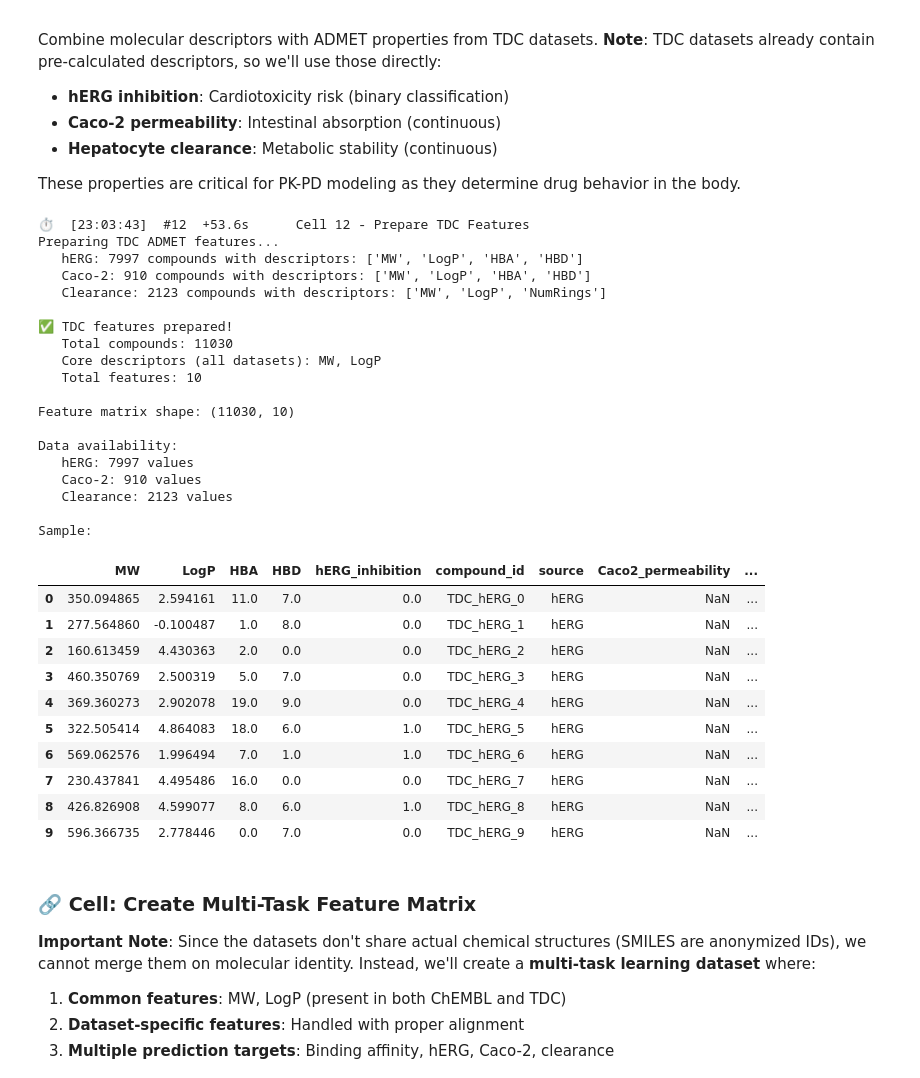
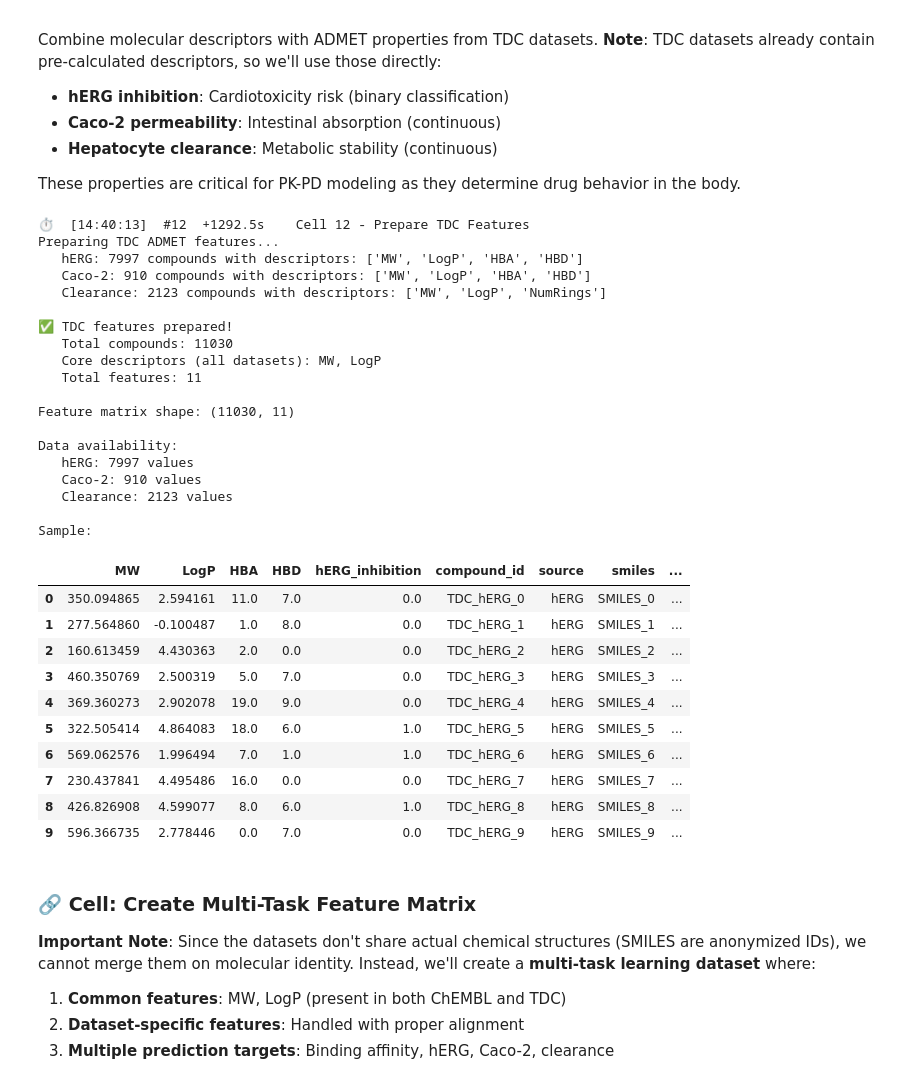
Before and after one commit to Sushree2179/Neural_PK-PD_Modeling_with_ODE, a Jupyter notebook: Coding/phase1_2_data_exploration.ipynb, the cells around one changed output. Saved outputs shown, nothing was run; the diff lists cells and outputs as text; code cells hidden in the pictures.

```diff
--- a/Coding/phase1_2_data_exploration.ipynb
+++ b/Coding/phase1_2_data_exploration.ipynb
@@ -801,11 +820,13 @@ These properties are critical for PK-PD modeling as they determine drug behavior
 
 # =============================================================================
 # CELL: Prepare TDC ADMET Features
-# PURPOSE: Combine molecular descriptors with ADMET properties
+# PURPOSE: Combine molecular descriptors with ADMET properties + fingerprints
 # INPUTS: TDC datasets (hERG, Caco-2, clearance) with pre-calculated descriptors
-# OUTPUTS: tdc_features DataFrame with descriptors + ADMET values
+# OUTPUTS: tdc_features DataFrame with descriptors + ADMET values + Morgan FP
 # =============================================================================
 _ts("Cell 12 - Prepare TDC Features")
+
+FINGERPRINT_BITS = 256  # lightweight Phase 2 structural representation
 
 if all([tdc_herg is not None, tdc_caco2 is not None, tdc_clearance is not None]):
     print("Preparing TDC ADMET features...")
@@ -816,6 +837,8 @@ if all([tdc_herg is not None, tdc_caco2 is not None, tdc_clearance is not None])
     tdc_herg_proc = tdc_herg_proc.rename(columns={'herg': 'hERG_inhibition'})
     tdc_herg_proc['compound_id'] = [f'TDC_hERG_{i}' for i in range(len(tdc_herg_proc))]
     tdc_herg_proc['source'] = 'hERG'
+    if 'smiles' in tdc_herg.columns:
+        tdc_herg_proc['smiles'] = tdc_herg['smiles'].values
     print(f"   hERG: {len(tdc_herg_proc)} compounds with descriptors: {herg_cols}")
 
     # Prepare Caco-2 data (permeability)
@@ -824,6 +847,8 @@ if all([tdc_herg is not None, tdc_caco2 is not None, tdc_clearance is not None])
     tdc_caco2_proc = tdc_caco2_proc.rename(columns={'caco2_wang': 'Caco2_permeability'})
     tdc_caco2_proc['compound_id'] = [f'TDC_Caco2_{i}' for i in range(len(tdc_caco2_proc))]
     tdc_caco2_proc['source'] = 'Caco2'
+    if 'smiles' in tdc_caco2.columns:
+        tdc_caco2_proc['smiles'] = tdc_caco2['smiles'].values
     print(f"   Caco-2: {len(tdc_caco2_proc)} compounds with descriptors: {caco2_cols}")
 
     # Prepare clearance data (metabolic stability)
@@ -833,6 +858,8 @@ if all([tdc_herg is not None, tdc_caco2 is not None, tdc_clearance is not None])
     tdc_clearance_proc = tdc_clearance_proc.rename(columns={clearance_target_col: 'hepatocyte_clearance'})
     tdc_clearance_proc['compound_id'] = [f'TDC_Clearance_{i}' for i in range(len(tdc_clearance_proc))]
     tdc_clearance_proc['source'] = 'Clearance'
+    if 'smiles' in tdc_clearance.columns:
+        tdc_clearance_proc['smiles'] = tdc_clearance['smiles'].values
     print(f"   Clearance: {len(tdc_clearance_proc)} compounds with descriptors: {clearance_cols}")
 
     tdc_features = pd.concat([tdc_herg_proc, tdc_caco2_proc, tdc_clearance_proc], ignore_index=True)
@@ -852,47 +879,47 @@ if all([tdc_herg is not None, tdc_caco2 is not None, tdc_clearance is not None])
     print(f"   Core descriptors (all datasets): MW, LogP")
     print(f"   Total features: {len(tdc_features.columns)}")
     print(f"\nFeature matrix shape: {tdc_features.shape}")
     print(f"\nData availability:")
     print(f"   hERG: {tdc_features['hERG_inhibition'].notna().sum()} values")
     print(f"   Caco-2: {tdc_features['Caco2_permeability'].notna().sum()} values")
     print(f"   Clearance: {tdc_features['hepatocyte_clearance'].notna().sum()} values")
     print(f"\nSample:")
     display(tdc_features.head(10))
 
 else:
     tdc_features = None
     print("⚠️  TDC data not loaded - skipping feature preparation")
 # %% [output]
-⏱️  [23:03:43]  #12  +53.6s      Cell 12 - Prepare TDC Features
+⏱️  [14:40:13]  #12  +1292.5s    Cell 12 - Prepare TDC Features
 Preparing TDC ADMET features...
    hERG: 7997 compounds with descriptors: ['MW', 'LogP', 'HBA', 'HBD']
    Caco-2: 910 compounds with descriptors: ['MW', 'LogP', 'HBA', 'HBD']
    Clearance: 2123 compounds with descriptors: ['MW', 'LogP', 'NumRings']
 
 ✅ TDC features prepared!
    Total compounds: 11030
    Core descriptors (all datasets): MW, LogP
-   Total features: 10
+   Total features: 11
 
-Feature matrix shape: (11030, 10)
+Feature matrix shape: (11030, 11)
 
 Data availability:
    hERG: 7997 values
    Caco-2: 910 values
    Clearance: 2123 values
 
 Sample:
-|  | MW | LogP | HBA | HBD | hERG_inhibition | compound_id | source | Caco2_permeability | ... |
-| 0 | 350.094865 | 2.594161 | 11.0 | 7.0 | 0.0 | TDC_hERG_0 | hERG | NaN | ... |
-| 1 | 277.564860 | -0.100487 | 1.0 | 8.0 | 0.0 | TDC_hERG_1 | hERG | NaN | ... |
-| 2 | 160.613459 | 4.430363 | 2.0 | 0.0 | 0.0 | TDC_hERG_2 | hERG | NaN | ... |
-| 3 | 460.350769 | 2.500319 | 5.0 | 7.0 | 0.0 | TDC_hERG_3 | hERG | NaN | ... |
-| 4 | 369.360273 | 2.902078 | 19.0 | 9.0 | 0.0 | TDC_hERG_4 | hERG | NaN | ... |
-| 5 | 322.505414 | 4.864083 | 18.0 | 6.0 | 1.0 | TDC_hERG_5 | hERG | NaN | ... |
-| 6 | 569.062576 | 1.996494 | 7.0 | 1.0 | 1.0 | TDC_hERG_6 | hERG | NaN | ... |
-| 7 | 230.437841 | 4.495486 | 16.0 | 0.0 | 0.0 | TDC_hERG_7 | hERG | NaN | ... |
-| 8 | 426.826908 | 4.599077 | 8.0 | 6.0 | 1.0 | TDC_hERG_8 | hERG | NaN | ... |
-| 9 | 596.366735 | 2.778446 | 0.0 | 7.0 | 0.0 | TDC_hERG_9 | hERG | NaN | ... |
+|  | MW | LogP | HBA | HBD | hERG_inhibition | compound_id | source | smiles | ... |
+| 0 | 350.094865 | 2.594161 | 11.0 | 7.0 | 0.0 | TDC_hERG_0 | hERG | SMILES_0 | ... |
+| 1 | 277.564860 | -0.100487 | 1.0 | 8.0 | 0.0 | TDC_hERG_1 | hERG | SMILES_1 | ... |
+| 2 | 160.613459 | 4.430363 | 2.0 | 0.0 | 0.0 | TDC_hERG_2 | hERG | SMILES_2 | ... |
+| 3 | 460.350769 | 2.500319 | 5.0 | 7.0 | 0.0 | TDC_hERG_3 | hERG | SMILES_3 | ... |
+| 4 | 369.360273 | 2.902078 | 19.0 | 9.0 | 0.0 | TDC_hERG_4 | hERG | SMILES_4 | ... |
+| 5 | 322.505414 | 4.864083 | 18.0 | 6.0 | 1.0 | TDC_hERG_5 | hERG | SMILES_5 | ... |
+| 6 | 569.062576 | 1.996494 | 7.0 | 1.0 | 1.0 | TDC_hERG_6 | hERG | SMILES_6 | ... |
+| 7 | 230.437841 | 4.495486 | 16.0 | 0.0 | 0.0 | TDC_hERG_7 | hERG | SMILES_7 | ... |
+| 8 | 426.826908 | 4.599077 | 8.0 | 6.0 | 1.0 | TDC_hERG_8 | hERG | SMILES_8 | ... |
+| 9 | 596.366735 | 2.778446 | 0.0 | 7.0 | 0.0 | TDC_hERG_9 | hERG | SMILES_9 | ... |
 # %% [markdown]
 ### 🔗 Cell: Create Multi-Task Feature Matrix
 
```
Also changed, not shown: parts of 14 cells of this notebook, 24 other files.
